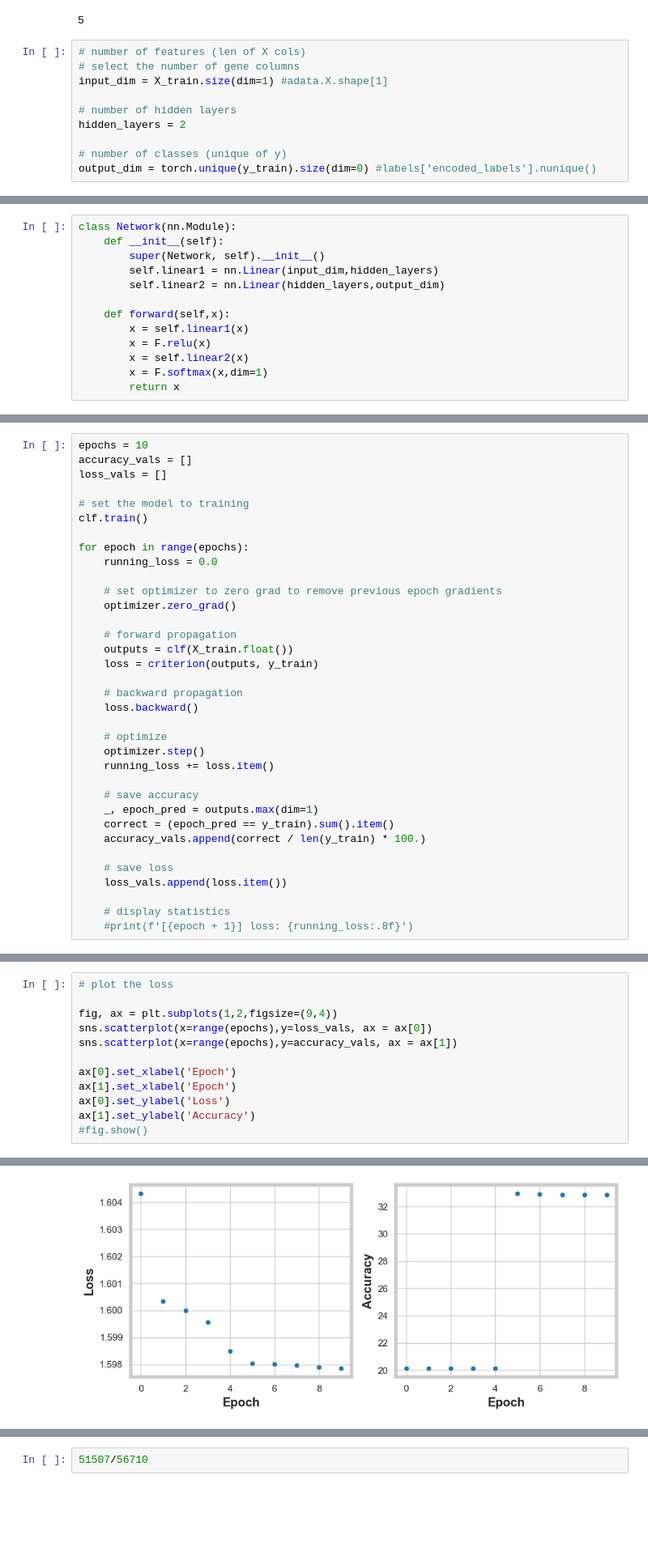
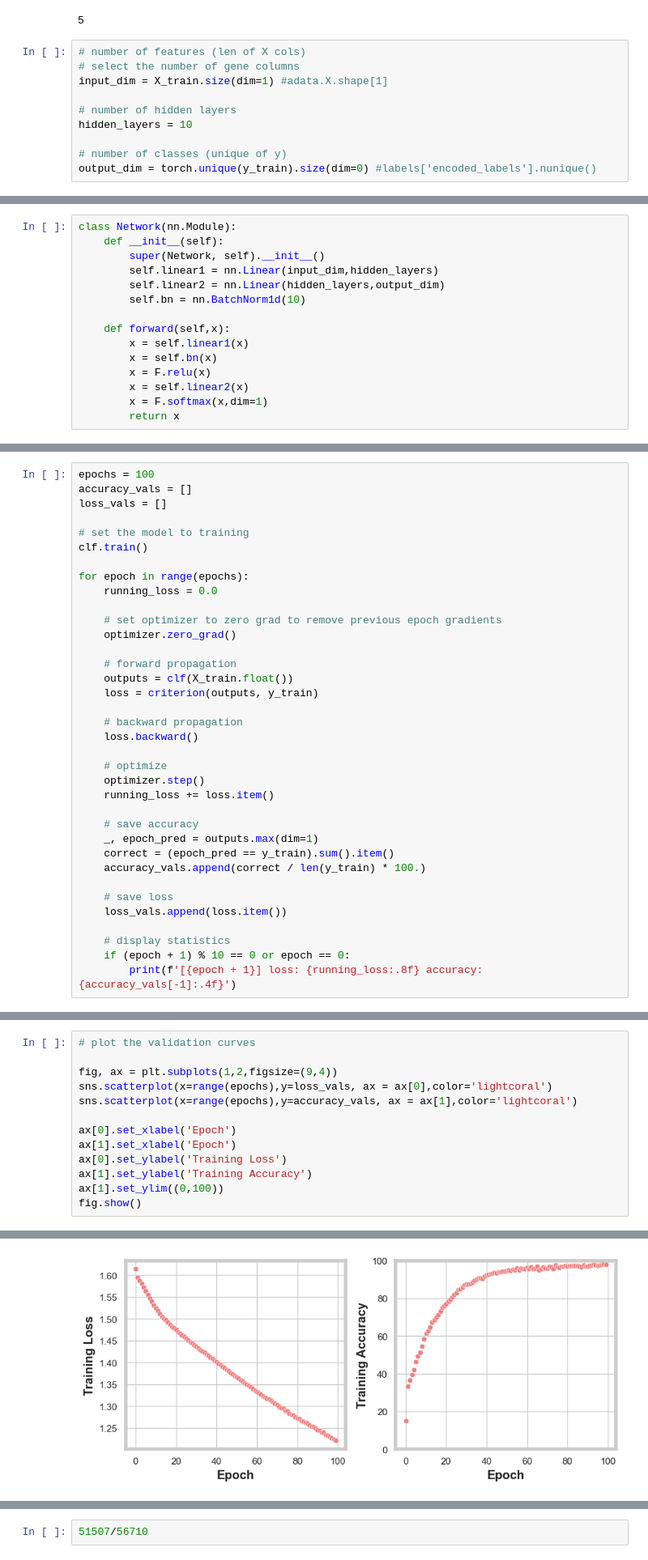
Before and after one commit to joshfuchs/McCells, a Jupyter notebook: nn_classifier.ipynb, the cells around one changed output, grey strips where cells are left out. Shown at 81% size. Drawn from its saved outputs; the diff is of its cells as text; blank space fills up the shorter version.

Commit message:
add batch normalization

```diff
--- a/nn_classifier.ipynb
+++ b/nn_classifier.ipynb
@@ -229,7 +229,7 @@ test_size
 input_dim = X_train.size(dim=1) #adata.X.shape[1]
 
 # number of hidden layers
-hidden_layers = 2
+hidden_layers = 10
 
 # number of classes (unique of y)
 output_dim = torch.unique(y_train).size(dim=0) #labels['encoded_labels'].nunique()
@@ -243,9 +243,11 @@ class Network(nn.Module):
         super(Network, self).__init__()
         self.linear1 = nn.Linear(input_dim,hidden_layers)
         self.linear2 = nn.Linear(hidden_layers,output_dim)
+        self.bn = nn.BatchNorm1d(10)
 
     def forward(self,x):
         x = self.linear1(x)
+        x = self.bn(x)
         x = F.relu(x)
         x = self.linear2(x)
         x = F.softmax(x,dim=1)
@@ -259,7 +265,7 @@ clf = Network()
 criterion = nn.CrossEntropyLoss()
 optimizer = torch.optim.Adam(clf.parameters(), lr=1e-3)
 # %%
-epochs = 10
+epochs = 100
 accuracy_vals = []
 loss_vals = []
 
@@ -292,4 +298,5 @@ for epoch in range(epochs):
     loss_vals.append(loss.item())
 
     # display statistics
-    #print(f'[{epoch + 1}] loss: {running_loss:.8f}')
+    if (epoch + 1) % 10 == 0 or epoch == 0:
+        print(f'[{epoch + 1}] loss: {running_loss:.8f} accuracy: {accuracy_vals[-1]:.4f}')
@@ -296,13 +315,14 @@ for epoch in range(epochs):
 # %%
-# plot the loss
+# plot the validation curves
 
 fig, ax = plt.subplots(1,2,figsize=(9,4))
-sns.scatterplot(x=range(epochs),y=loss_vals, ax = ax[0])
-sns.scatterplot(x=range(epochs),y=accuracy_vals, ax = ax[1])
+sns.scatterplot(x=range(epochs),y=loss_vals, ax = ax[0],color='lightcoral')
+sns.scatterplot(x=range(epochs),y=accuracy_vals, ax = ax[1],color='lightcoral')
 
 ax[0].set_xlabel('Epoch')
 ax[1].set_xlabel('Epoch')
-ax[0].set_ylabel('Loss')
-ax[1].set_ylabel('Accuracy')
-#fig.show()
+ax[0].set_ylabel('Training Loss')
+ax[1].set_ylabel('Training Accuracy')
+ax[1].set_ylim((0,100))
+fig.show()
 # %% [output]
@@ -310,4 +329,4 @@ Text(0, 0.5, 'Accuracy')
-[figure, old version]
+[figure, new version]
 # %%
 # make predictions on the test data
 
```
Also changed, not shown: parts of 15 cells of this notebook.
